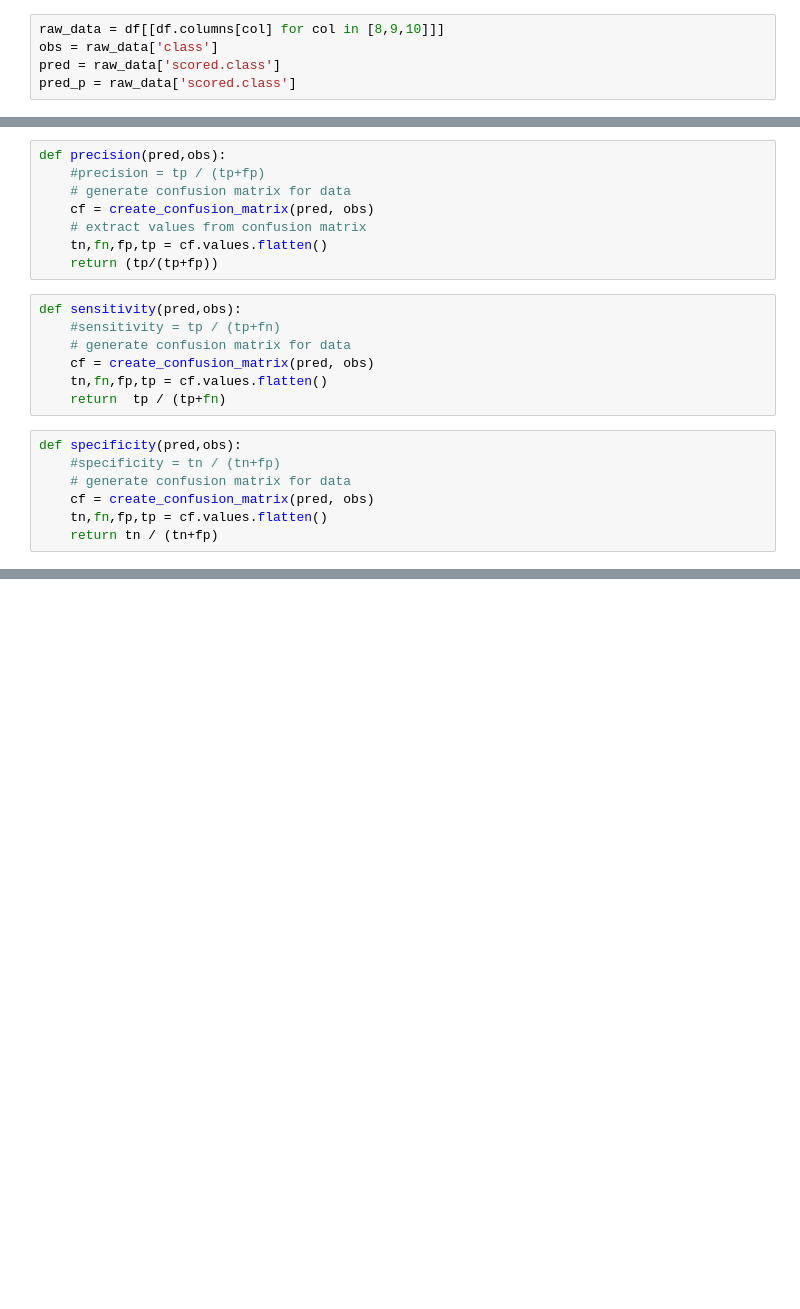
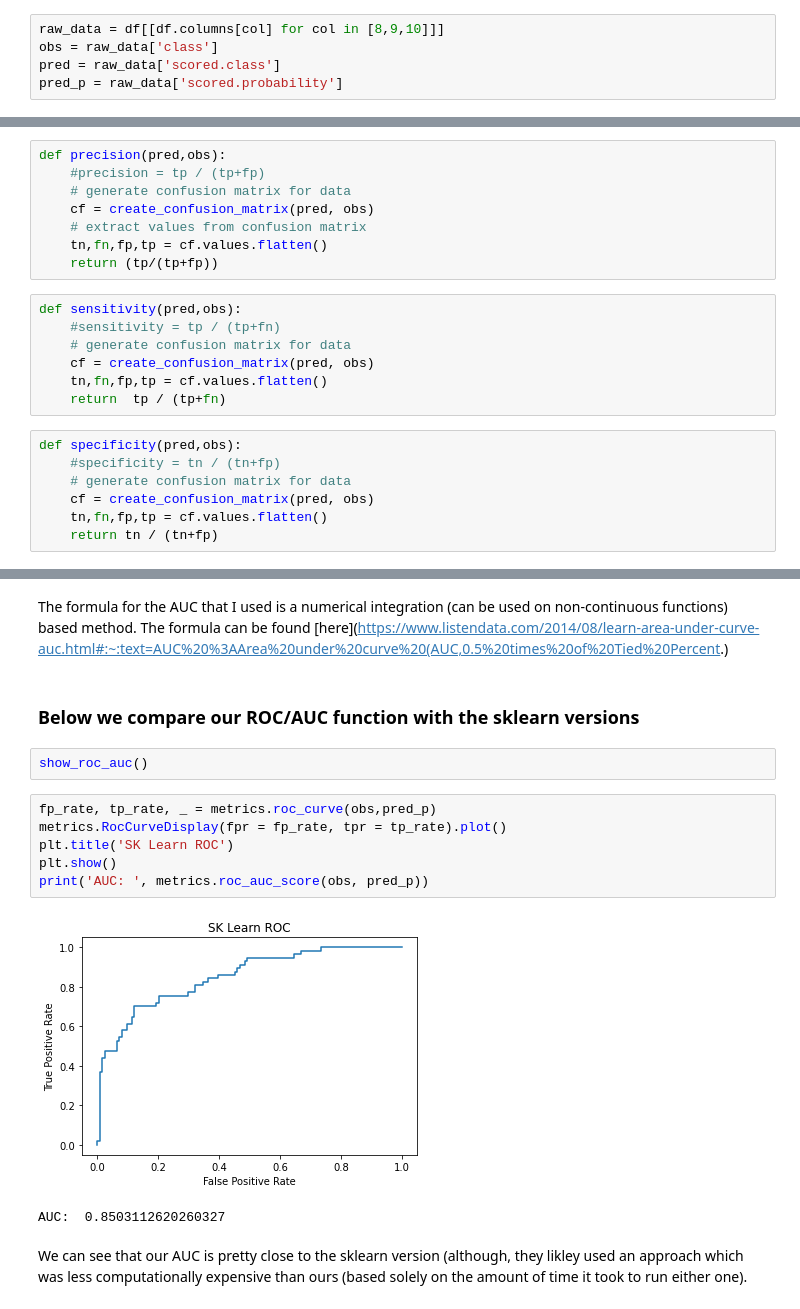
Before and after one commit to codepharmer/AI-6150, a Jupyter notebook: M5 Performance Metrics/N_Weissman_M5_assn.ipynb, the cells around one changed output, grey strips where cells are left out. Saved outputs shown, nothing was run; the diff lists cells and outputs as text; blank space fills up the shorter version.

```diff
--- a/M5 Performance Metrics/N_Weissman_M5_assn.ipynb
+++ b/M5 Performance Metrics/N_Weissman_M5_assn.ipynb
@@ -61,7 +61,7 @@ dtype: int64
 raw_data = df[[df.columns[col] for col in [8,9,10]]]
 obs = raw_data['class']
 pred = raw_data['scored.class']
-pred_p = raw_data['scored.class']
+pred_p = raw_data['scored.probability']
 # %% [markdown]
 ### We can use the pandas crosstab function to create a confusion matrix
 # %%
@@ -193,0 +224,18 @@ array([[119,   5],
+# %% [markdown]
+The formula for the AUC that I used is a numerical integration (can be used on non-continuous functions) based method.
+The formula can be found [here](https://www.listendata.com/2014/08/learn-area-under-curve-auc.html#:~:text=AUC%20%3AArea%20under%20curve%20(AUC,0.5%20times%20of%20Tied%20Percent.)
+# %% [markdown]
+### Below we compare our ROC/AUC function with the sklearn versions
+# %%
+show_roc_auc()
+# %%
+fp_rate, tp_rate, _ = metrics.roc_curve(obs,pred_p)
+metrics.RocCurveDisplay(fpr = fp_rate, tpr = tp_rate).plot()
+plt.title('SK Learn ROC')
+plt.show()
+print('AUC: ', metrics.roc_auc_score(obs, pred_p))
+# %% [output]
+[figure, added]
+AUC:  0.8503112620260327
+# %% [markdown]
+We can see that our AUC is pretty close to the sklearn version (although, they likley used an approach which was less computationally expensive than ours (based solely on the amount of time it took to run either one).
```
Also changed, not shown: parts of 35 cells of this notebook, 1 other file.
